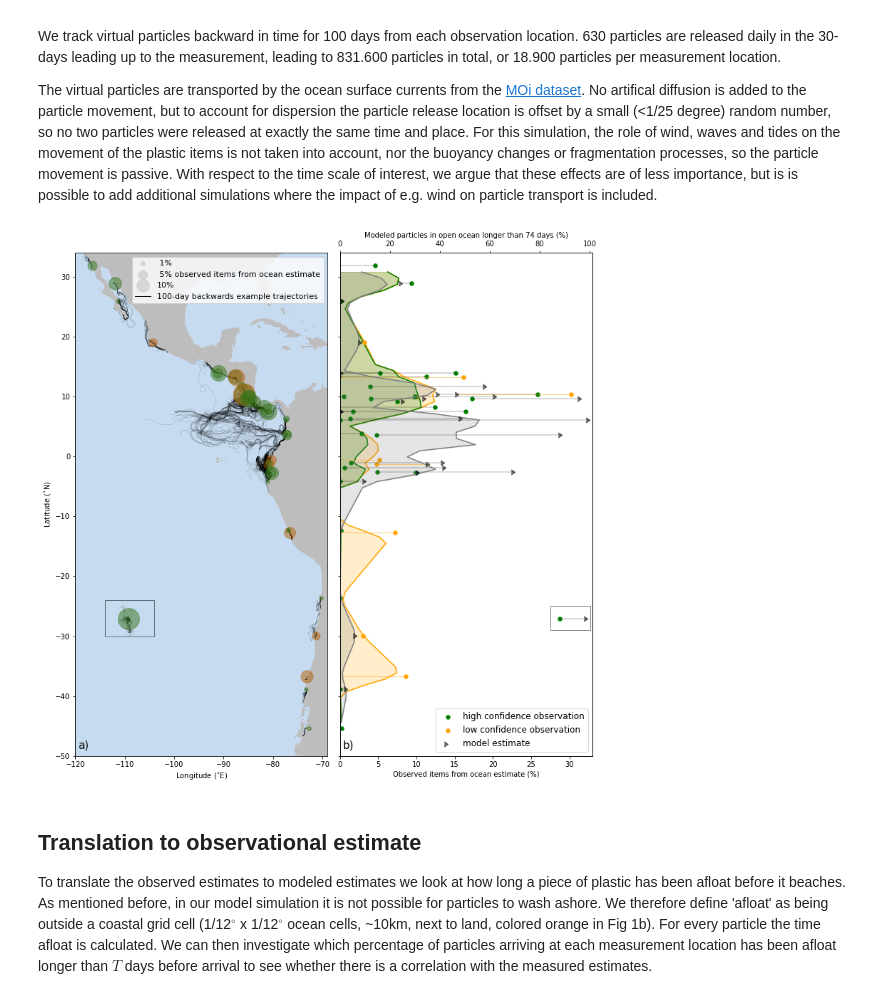
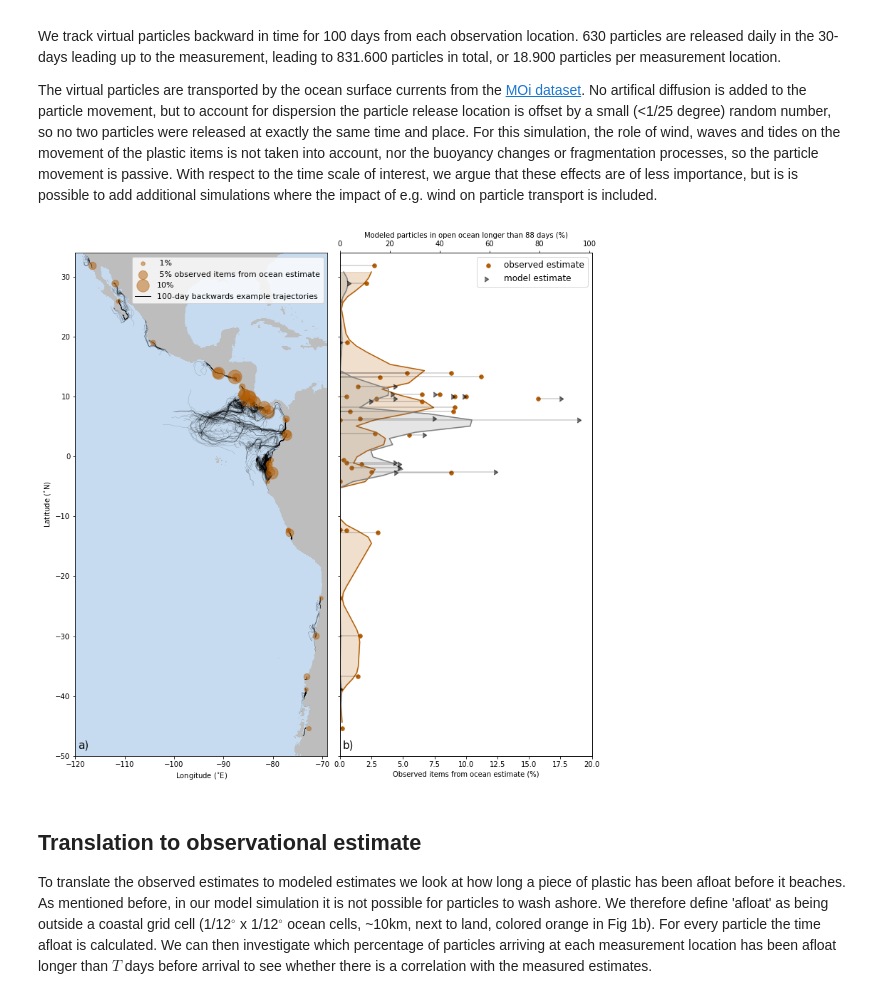
Before and after one commit to OceanParcels/SouthAmerica_Epibionts, a Jupyter notebook: Analysis_epibionts_30d.ipynb, the cells around one changed output. Saved outputs shown, nothing was run; the diff lists cells and outputs as text; code cells hidden in the pictures.

Commit message:
update with new observed estimates
Update on figures and correlation coefficient

```diff
--- a/Analysis_epibionts_30d.ipynb
+++ b/Analysis_epibionts_30d.ipynb
@@ -101,12 +119,7 @@ The virtual particles are transported by the ocean surface currents from the [MO
 # %%
 # Deriving interpolated and smoothened mainland variation
 
-# excluding Rapa Nui and excluded measurements for interpolation
-selection = np.array(obs[(obs.Label=='confident') | (obs.Label=='low')].index)
-selection = np.delete(selection,np.where(selection==43)[0])
-
-selection2 = np.array(obs[(obs.Label=='confident')].index)
-selection2 = np.delete(selection2,np.where(selection2==43)[0])
+selection = np.array(obs[(obs.Label=='confident')].index)
 
 X = lat_obs[selection]
 Xi = np.linspace(np.min(X), np.max(X), 76)
@@ -119,16 +132,9 @@ intmodel_obs = interp1d(X[np.argsort(X)],Yo[np.argsort(X)], kind='linear')
 Yi_m = intmodel_model(Xi)
 Yi_o = intmodel_obs(Xi)
 
-X2 = lat_obs[selection2]
-Yo2 = est_obs[selection2]
-intmodel_obs2 = interp1d(X2[np.argsort(X2)],Yo2[np.argsort(X2)], kind='linear')
-
-Yi_o2 = intmodel_obs2(Xi)
-
 N=3
 Ys_m = np.convolve(Yi_m, np.ones(N)/N, mode='valid')
 Ys_o = np.convolve(Yi_o, np.ones(N)/N, mode='valid')
-Ys_o2 = np.convolve(Yi_o2, np.ones(N)/N, mode='valid')
 # %%
 # MAIN FIGURE - plot showing example trajectories towards each measurement location and correlation
 
@@ -147,7 +153,7 @@ ax1.pcolor(lon[600,:],lat[:,300],landmask,shading='nearest',
            cmap='tab20c',vmin=0, vmax=19, alpha=0.9)
 
 # Plot particle trajectories
-release_loc = np.array(obs[(obs.Label=='confident') | (obs.Label=='low')].index)
+release_loc = np.array(obs[(obs.Label=='confident')].index)
 p_indx = np.arange(0,plon.shape[0])
 
 for locs in release_loc:
@@ -158,14 +164,14 @@ for locs in release_loc:
 # scatter measurements
 for measurement in range(len(obs)):
     if obs.Label[measurement] == 'confident':
-        ax1.scatter(lon_obs[measurement],lat_obs[measurement],s=(est_obs[measurement]+1)*30,color='#38761d',alpha=0.5,zorder=2000)
-    if obs.Label[measurement] == 'low':
         ax1.scatter(lon_obs[measurement],lat_obs[measurement],s=(est_obs[measurement]+1)*30,color='#b45f06',alpha=0.5,zorder=2000)
+#    if obs.Label[measurement] == 'low':
+#        ax1.scatter(lon_obs[measurement],lat_obs[measurement],s=(est_obs[measurement]+1)*30,color='#b45f06',alpha=0.5,zorder=2000)
 
 
-ax1.scatter(0,0,s=30,color='#bcbcbc',alpha=0.5,label=' 1%')
-ax1.scatter(0,0,s=150,color='#bcbcbc',alpha=0.5,label=' 5% observed items from ocean estimate')
-ax1.scatter(0,0,s=300,color='#bcbcbc',alpha=0.5,label='10%')
+ax1.scatter(0,0,s=30,color='#b45f06',alpha=0.5,label=' 1%')
+ax1.scatter(0,0,s=150,color='#b45f06',alpha=0.5,label=' 5% observed items from ocean estimate')
+ax1.scatter(0,0,s=300,color='#b45f06',alpha=0.5,label='10%')
 ax1.plot([0,1],[0,1],c='k',linewidth=1,label='100-day backwards example trajectories')
 
 ax1.legend(prop={"size":11}, ncol=1, loc='upper right')
@@ -178,7 +184,7 @@ ax1.set_ylabel('Latitude ($^{\circ}$N)')
 
 ax2 = fig.add_subplot(gs[:,1])
 ax3 = ax2.twiny()
-omax=33 #xlimit for observations
+omax=20 #xlimit for observations
 mmax=101 #xlimit for model
 
 
@@ -190,22 +196,22 @@ for oloc in range(best_fit.shape[0]):
 
     if obs.Label[oloc] == 'confident':
         ax3.scatter(best_fit[oloc,np.argmax(corr)],lat_obs[oloc],s=50,color='k',marker=5,alpha=0.5,zorder=200)
-        ax2.scatter(obs.Estimate[oloc],lat_obs[oloc],s=30,color='g',alpha=1,zorder=300)
+        ax2.scatter(obs.Estimate[oloc],lat_obs[oloc],s=30,color='#b45f06',alpha=1,zorder=300)
         if mmax/omax*odata > mdata:
             ax3.plot([mdata,mmax/omax*odata],[lat_obs[oloc],lat_obs[oloc]],color='k',linewidth=0.3)
         else:
             ax3.plot([mmax/omax*odata,mdata],[lat_obs[oloc],lat_obs[oloc]],color='k',linewidth=0.3)
-    if obs.Label[oloc] == 'low':
-        ax3.scatter(best_fit[oloc,np.argmax(corr)],lat_obs[oloc],s=50,color='k',marker=5,alpha=0.5,zorder=200)
-        ax2.scatter(obs.Estimate[oloc],lat_obs[oloc],s=30,color='orange',alpha=1,zorder=300)
-        if mmax/omax*odata > mdata:
-            ax3.plot([mdata,mmax/omax*odata],[lat_obs[oloc],lat_obs[oloc]],color='orange',linewidth=0.5)
-        else:
-            ax3.plot([mmax/omax*odata,mdata],[lat_obs[oloc],lat_obs[oloc]],color='orange',linewidth=0.5)
+#    if obs.Label[oloc] == 'low':
+#        ax3.scatter(best_fit[oloc,np.argmax(corr)],lat_obs[oloc],s=50,color='k',marker=5,alpha=0.5,zorder=200)
+#        ax2.scatter(obs.Estimate[oloc],lat_obs[oloc],s=30,color='orange',alpha=1,zorder=300)
+#        if mmax/omax*odata > mdata:
+#            ax3.plot([mdata,mmax/omax*odata],[lat_obs[oloc],lat_obs[oloc]],color='orange',linewidth=0.5)
+#        else:
+#            ax3.plot([mmax/omax*odata,mdata],[lat_obs[oloc],lat_obs[oloc]],color='orange',linewidth=0.5)
 
 #get legends
-ax2.scatter(10,10,s=30,color='g',label='high confidence observation')
-ax2.scatter(10,10,s=30,color='orange',label='low confidence observation')
+ax2.scatter(10,10,s=30,color='#b45f06',label='observed estimate')
+#ax2.scatter(10,10,s=30,color='orange',label='low confidence observation')
 ax2.scatter(10,10,s=50,color='k',marker=5,alpha=0.5,label='model estimate')
 
 #axis settings
@@ -215,42 +221,42 @@ ax3.set_xlim([0,mmax])
 
 ax2.set_yticklabels([])
 ax2.set_xlabel('Observed items from ocean estimate (%)')
-ax3.set_xlabel('Modeled particles in open ocean longer than 74 days (%)')
-ax2.legend(loc='lower right',prop={"size":12})
+ax3.set_xlabel('Modeled particles in open ocean longer than 88 days (%)')
+ax2.legend(loc='upper right',prop={"size":12})
 
 #add text box with correlation and p-value
 #c_conf, p_conf = pearsonr(best_fit[obs.Label=='confident',np.argmax(corr)],obs.Estimate[obs.Label=='confident'])
 #textstr = '\n'.join((
 #    r'$R=%.2f$' % (c_conf, ),
 #    r'$p=%.3f$' % (p_conf, )))
 #ax2.text(0.82, 0.98, textstr, transform=ax2.transAxes, fontsize=12,
 #        verticalalignment='top', horizontalalignment='left')
 
 gs.update(wspace=0.05)
 
 # add smooth curve in panel (b)
 ax3.plot(Ys_m,Xi[int(N/2):-int(N/2)],color='grey')
 ax3.fill_betweenx(Xi[int(N/2):-int(N/2)],0,Ys_m,color='grey',alpha=0.2)
-ax2.plot(Ys_o,Xi[int(N/2):-int(N/2)],color='orange')
-ax2.fill_betweenx(Xi[int(N/2):-int(N/2)],0,Ys_o,color='orange',alpha=0.2)
-ax2.plot(Ys_o2,Xi[int(N/2):-int(N/2)],color='green')
-ax2.fill_betweenx(Xi[int(N/2):-int(N/2)],0,Ys_o2,color='green',alpha=0.2)
+ax2.plot(Ys_o,Xi[int(N/2):-int(N/2)],color='#b45f06')
+ax2.fill_betweenx(Xi[int(N/2):-int(N/2)],0,Ys_o,color='#b45f06',alpha=0.2)
+#ax2.plot(Ys_o2,Xi[int(N/2):-int(N/2)],color='green')
+#ax2.fill_betweenx(Xi[int(N/2):-int(N/2)],0,Ys_o2,color='green',alpha=0.2)
 
 # add figure labels
 ax1.text(0.01, 0.01, 'a)', transform=ax1.transAxes, fontsize=15,
         verticalalignment='bottom', horizontalalignment='left')
 ax2.text(0.01, 0.01, 'b)', transform=ax2.transAxes, fontsize=15,
         verticalalignment='bottom', horizontalalignment='left')
 
 # Add box around Rapa Nui
-rect1 = patches.Rectangle((-114, -30), 10, 6, linewidth=1, edgecolor='k', facecolor='none', alpha=0.5)
-rect2= patches.Rectangle((27.5, -29), 5.2, 4, linewidth=1, edgecolor='k', facecolor='none', alpha=0.5)
+#rect1 = patches.Rectangle((-114, -30), 10, 6, linewidth=1, edgecolor='k', facecolor='none', alpha=0.5)
+#rect2= patches.Rectangle((27.5, -29), 5.2, 4, linewidth=1, edgecolor='k', facecolor='none', alpha=0.5)
 
-ax1.add_patch(rect1)
-ax2.add_patch(rect2)
+#ax1.add_patch(rect1)
+#ax2.add_patch(rect2)
 
 # Save figure
 plt.tight_layout()
 plt.savefig('figures/map_correlation_30d.png',dpi=300,facecolor='#ffffff')
 # %% [output]
-[figure, old version]
+[figure, new version]
```
Also changed, not shown: parts of 7 cells of this notebook, 4 other files.
